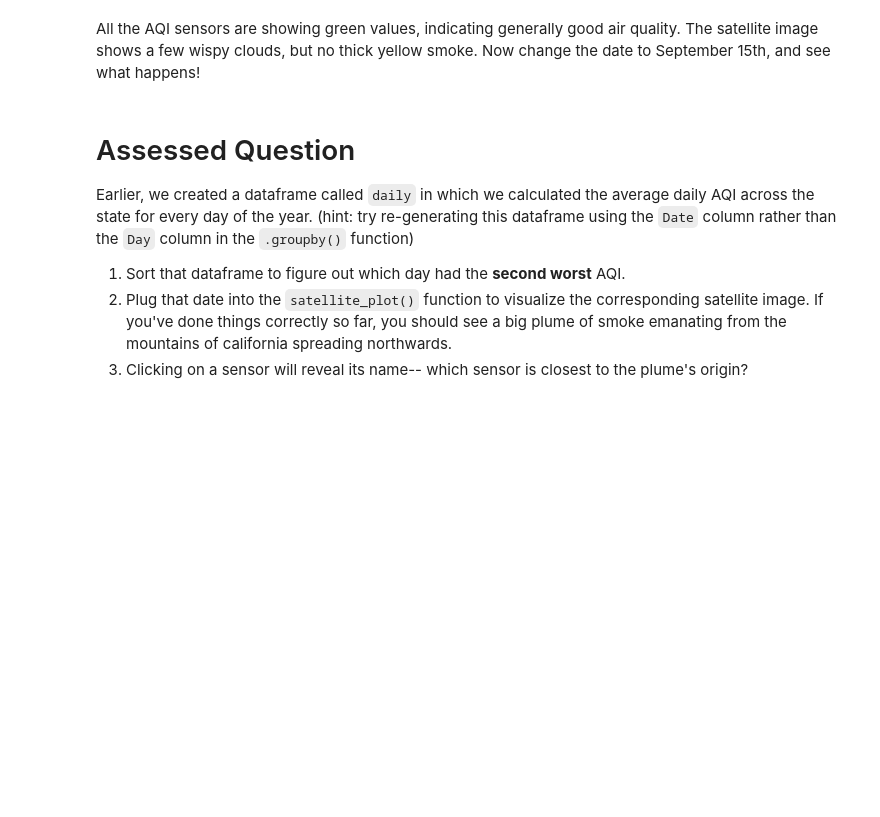
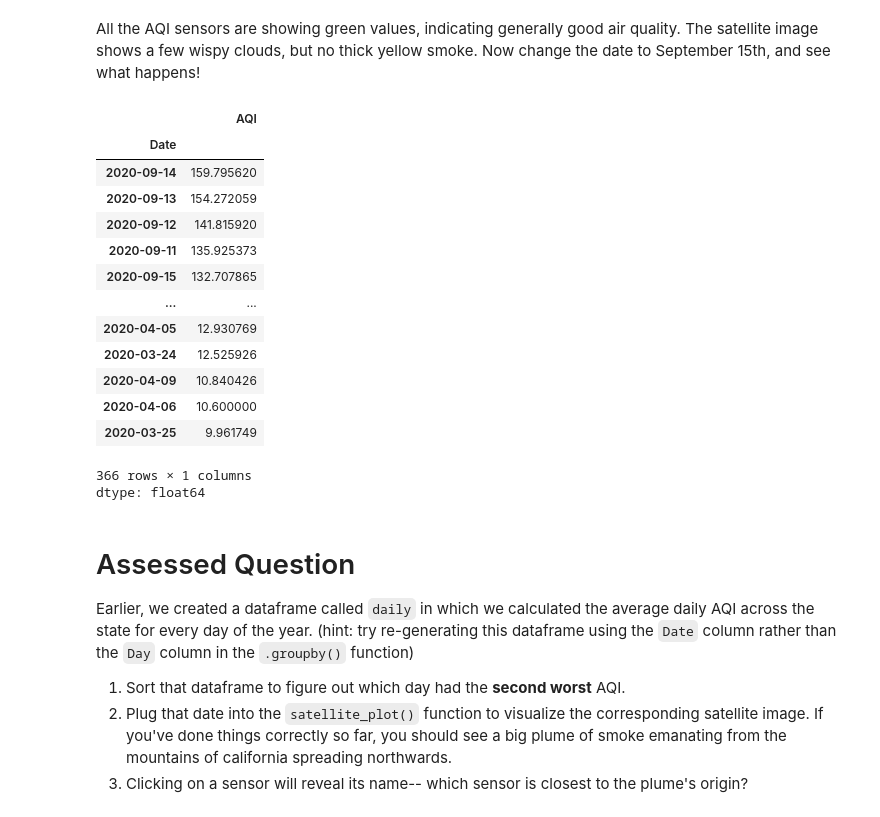
Before and after one commit to Valerie0518/QM2, a Jupyter notebook: “W03_Spatial_Data_ipynb”的副本.ipynb, the cells around one changed output. Cells and saved outputs as stored; diff of their text form; code cells hidden in the pictures; blank space fills up the shorter version.

```diff
--- a/“W03_Spatial_Data_ipynb”的副本.ipynb
+++ b/“W03_Spatial_Data_ipynb”的副本.ipynb
@@ -550,5 +518,25 @@ satellite_plot('02-03-2020')
 # %% [markdown]
 All the AQI sensors are showing green values, indicating generally good air quality. The satellite image shows a few wispy clouds, but no thick yellow smoke. Now change the date to September 15th, and see what happens!
+# %%
+county_daily=df.groupby('Date')['AQI'].mean()
+county_daily.sort_values(ascending=False)
+#2
+# %% [output]
+|  | AQI |
+| Date |  |
+| 2020-09-14 | 159.795620 |
+| 2020-09-13 | 154.272059 |
+| 2020-09-12 | 141.815920 |
+| 2020-09-11 | 135.925373 |
+| 2020-09-15 | 132.707865 |
+| ... | ... |
+| 2020-04-05 | 12.930769 |
+| 2020-03-24 | 12.525926 |
+| 2020-04-09 | 10.840426 |
+| 2020-04-06 | 10.600000 |
+| 2020-03-25 | 9.961749 |
+366 rows × 1 columns
+dtype: float64
 # %% [markdown]
 # Assessed Question
 
```
Also changed, not shown: parts of 8 cells of this notebook.
